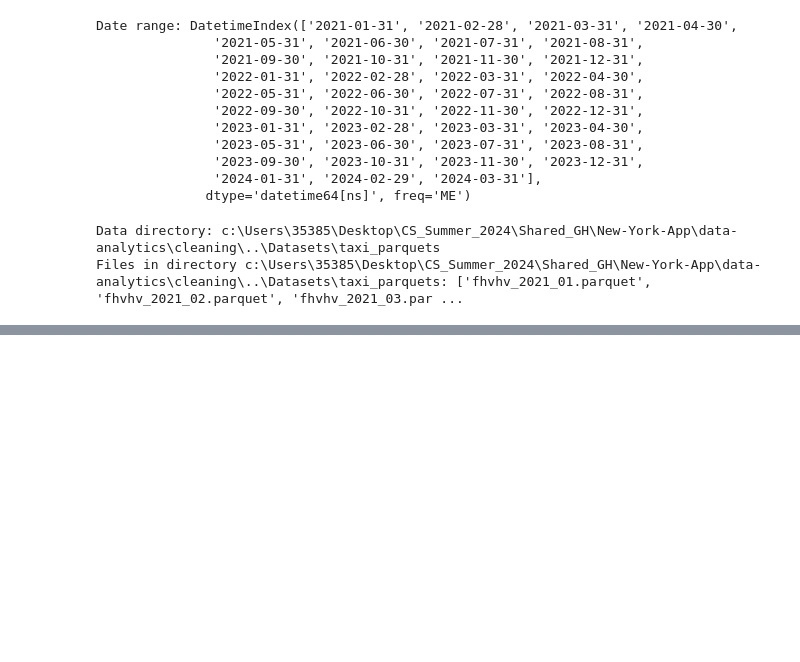
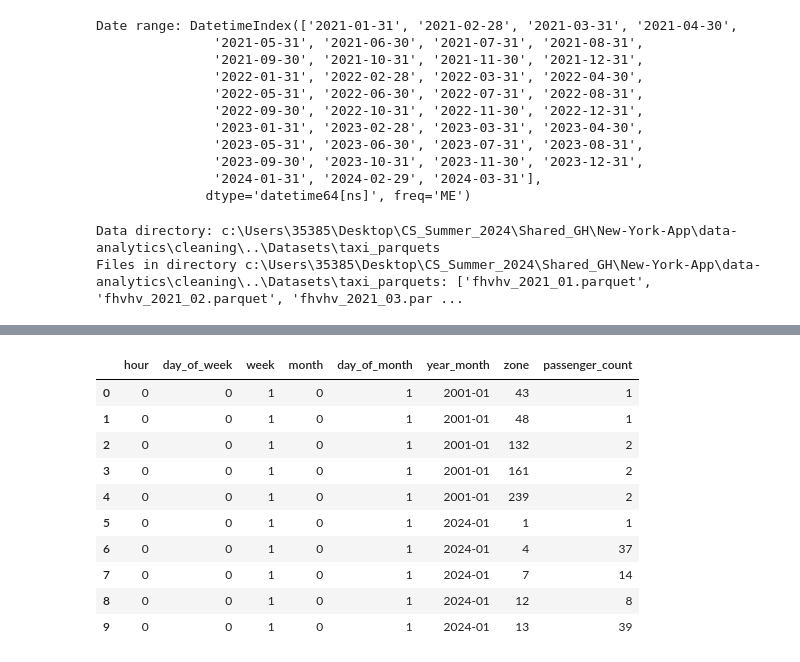
Before and after one commit to DR7439/New-York-App, a Jupyter notebook: data-analytics/cleaning/taxi_cleaning_pipeline.ipynb, the cells around one changed output, grey strips where cells are left out. Saved outputs shown, nothing was run; the diff lists cells and outputs as text; code cells hidden in the pictures; blank space fills up the shorter version.

Commit message:
Concatenated Green + Yellow

```diff
--- a/data-analytics/cleaning/taxi_cleaning_pipeline.ipynb
+++ b/data-analytics/cleaning/taxi_cleaning_pipeline.ipynb
@@ -666,0 +651,38 @@ print(green_final_cleaned
+# %%
+def calculate_zone_busy_in_chunks(df, chunk_size=10**6):
+    zone_busy_list = []
+
+    for i in range(0, len(df), chunk_size):
+        chunk = df.iloc[i:i + chunk_size]
+
+        # Combine pickup and dropoff data into a single DataFrame
+        pickup_data = chunk[['pickup_datetime', 'passenger_count', 'pickup_zone']].rename(columns={'pickup_datetime': 'datetime', 'pickup_zone': 'zone'})
+        dropoff_data = chunk[['dropoff_datetime', 'passenger_count', 'dropoff_zone']].rename(columns={'dropoff_datetime': 'datetime', 'dropoff_zone': 'zone'})
+        combined_data = pd.concat([pickup_data, dropoff_data])
+
+        # Round datetime to the nearest hour
+        combined_data['datetime'] = combined_data['datetime'].dt.round('h')
+
+        # Extract the required time components
+        combined_data['datetime_formatted'] = combined_data['datetime'].dt.strftime('%Y-%m-%d-%H')
+        combined_data['hour'] = combined_data['datetime'].dt.hour
+        combined_data['day_of_week'] = combined_data['datetime'].dt.dayofweek
+        combined_data['week'] = combined_data['datetime'].dt.isocalendar().week
+        combined_data['month'] = combined_data['datetime'].dt.month - 1  # Convert to 0-11 for Jan-Dec
+        combined_data['day_of_month'] = combined_data['datetime'].dt.day
+        combined_data['year_month'] = combined_data['datetime'].dt.to_period('M').astype(str)
+
+        # Group by datetime_formatted, hour, day_of_week, week, month, day_of_month, year_month, and zone, summing passenger counts
+        zone_busy_chunk = combined_data.groupby(['datetime_formatted', 'hour', 'day_of_week', 'week', 'month', 'day_of_month', 'year_month', 'zone'], as_index=False)['passenger_count'].sum()
+        zone_busy_list.append(zone_busy_chunk)
+
+    # Concatenate all the chunk results
+    zone_busy_df = pd.concat(zone_busy_list, ignore_index=True)
+
+    # Final grouping to combine all the chunks
+    zone_busy_df = zone_busy_df.groupby(['datetime_formatted', 'hour', 'day_of_week', 'week', 'month', 'day_of_month', 'year_month', 'zone'], as_index=False)['passenger_count'].sum()
+
+    return zone_busy_df
+# %%
+combined_df = calculate_zone_busy_in_chunks(combined_df)
+print(combined_df)
@@ -666,0 +709,14 @@ print(green_final_cleaned
+# %%
+combined_df.head(10)
+# %% [output]
+|  | hour | day_of_week | week | month | day_of_month | year_month | zone | passenger_count |
+| 0 | 0 | 0 | 1 | 0 | 1 | 2001-01 | 43 | 1 |
+| 1 | 0 | 0 | 1 | 0 | 1 | 2001-01 | 48 | 1 |
+| 2 | 0 | 0 | 1 | 0 | 1 | 2001-01 | 132 | 2 |
+| 3 | 0 | 0 | 1 | 0 | 1 | 2001-01 | 161 | 2 |
+| 4 | 0 | 0 | 1 | 0 | 1 | 2001-01 | 239 | 2 |
+| 5 | 0 | 0 | 1 | 0 | 1 | 2024-01 | 1 | 1 |
+| 6 | 0 | 0 | 1 | 0 | 1 | 2024-01 | 4 | 37 |
+| 7 | 0 | 0 | 1 | 0 | 1 | 2024-01 | 7 | 14 |
+| 8 | 0 | 0 | 1 | 0 | 1 | 2024-01 | 12 | 8 |
+| 9 | 0 | 0 | 1 | 0 | 1 | 2024-01 | 13 | 39 |
```
Also changed, not shown: parts of 24 cells of this notebook.
